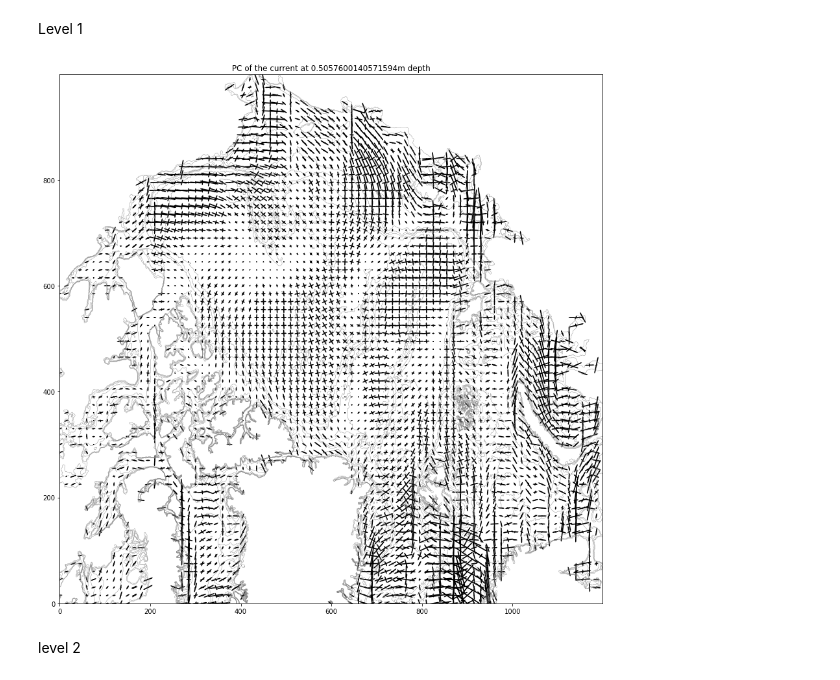
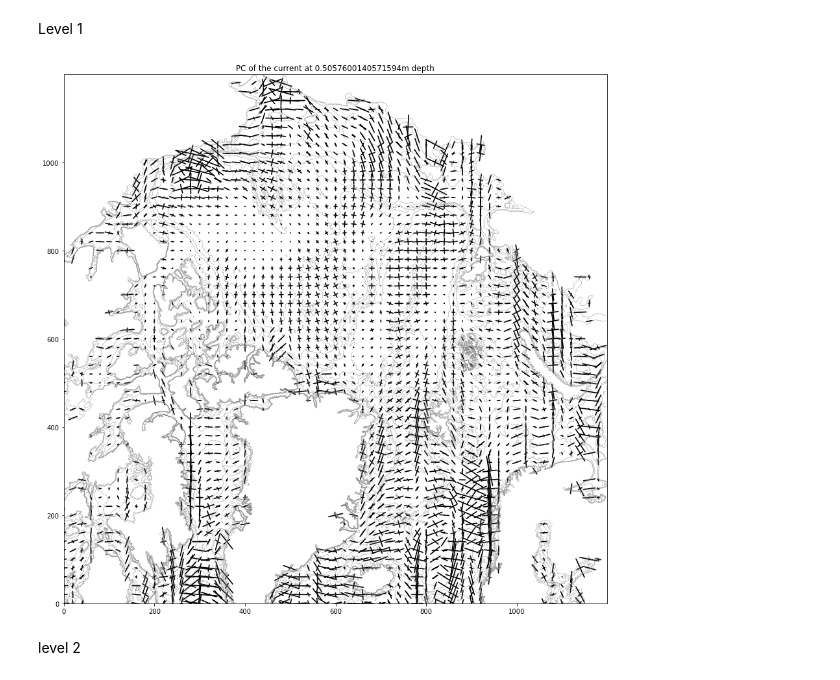
Before and after one commit to kaje2301/Master_2022, a Jupyter notebook: PC_smoothend_late.ipynb, the cells around one changed output. Saved outputs shown, nothing was run; the diff lists cells and outputs as text; code cells hidden in the pictures.

```diff
--- a/PC_smoothend_late.ipynb
+++ b/PC_smoothend_late.ipynb
@@ -83,9 +83,9 @@ dask.array<chunksize=(75, 1801, 1580), meta=np.ndarray>
 Attributes: (0)
 # %%
 # rewriting the name of the variables
-uvar = dset.vozocrtx.isel(y=slice(800,1800), x=slice(200,1400))
-vvar = dset.vomecrty.isel(y=slice(800,1800), x=slice(200,1400))
-uv = dset.vel.isel(y=slice(800,1800), x=slice(200,1400))
+uvar = dset.vozocrtx.isel(y=slice(600,1800), x=slice(200,1400))
+vvar = dset.vomecrty.isel(y=slice(600,1800), x=slice(200,1400))
+uv = dset.vel.isel(y=slice(600,1800), x=slice(200,1400))
 # %% [markdown]
 Making 7 plots from different depths
 # %%
@@ -120,8 +120,8 @@ def running_mean(x, N):
 def PC_funk(level):
     warnings.filterwarnings('ignore')
 
-    dx = 15
-    dy = 15
+    dx = 20
+    dy = 20
     # Making empty list with size as data-points
     jmax, imax = uv[0].shape #fetches the max value in j and i direction
     i_list = np.arange(0,imax,dx)
@@ -188,36 +188,36 @@ PC11_s, PC12_s, PC21_s, PC22_s, x, y = PC_funk(level_list[n])
 fig, ax = plt.subplots(1,1,figsize=(15,15))
 plt.title(f'PC of the current at ' + str(depth_list[n]) + 'm depth')
 cmap = plt.get_cmap('magma_r')
-ax.contour(dset.mbathy[800:1800,200:1400], colors='grey',levels=8, linewidths=0.4)
+ax.contour(dset.mbathy[600:1800,200:1400], colors='grey',levels=8, linewidths=0.4)
 ax.quiver( x[::1], y[::1], PC11_s[::1], PC12_s[::1],
     #color='r',
     headwidth=1,
     headlength=1,
     width=0.002,
     scale=2)
 ax.quiver(x[::1], y[::1], -PC11_s[::1], -PC12_s[::1],
     #color='r',
     headwidth=1,
     headlength=1,
     width=0.002,
     scale=2)
 ax.quiver( x[::1], y[::1], PC21_s[::1], PC22_s[::1],
     #color='b',
     headwidth=1,
     headlength=1,
     width=0.002,
     scale=2)
 ax.quiver( x[::1], y[::1], -PC21_s[::1], -PC22_s[::1],
     #color='b',
     headwidth=1,
     headlength=1,
     width=0.002,
     scale=2)
 
 
 plt.show()
 # %% [output]
-[figure, old version]
+[figure, new version]
 # %% [markdown]
 level 2
 # %%
```
Also changed, not shown: parts of 5 cells of this notebook, 4 other files.
